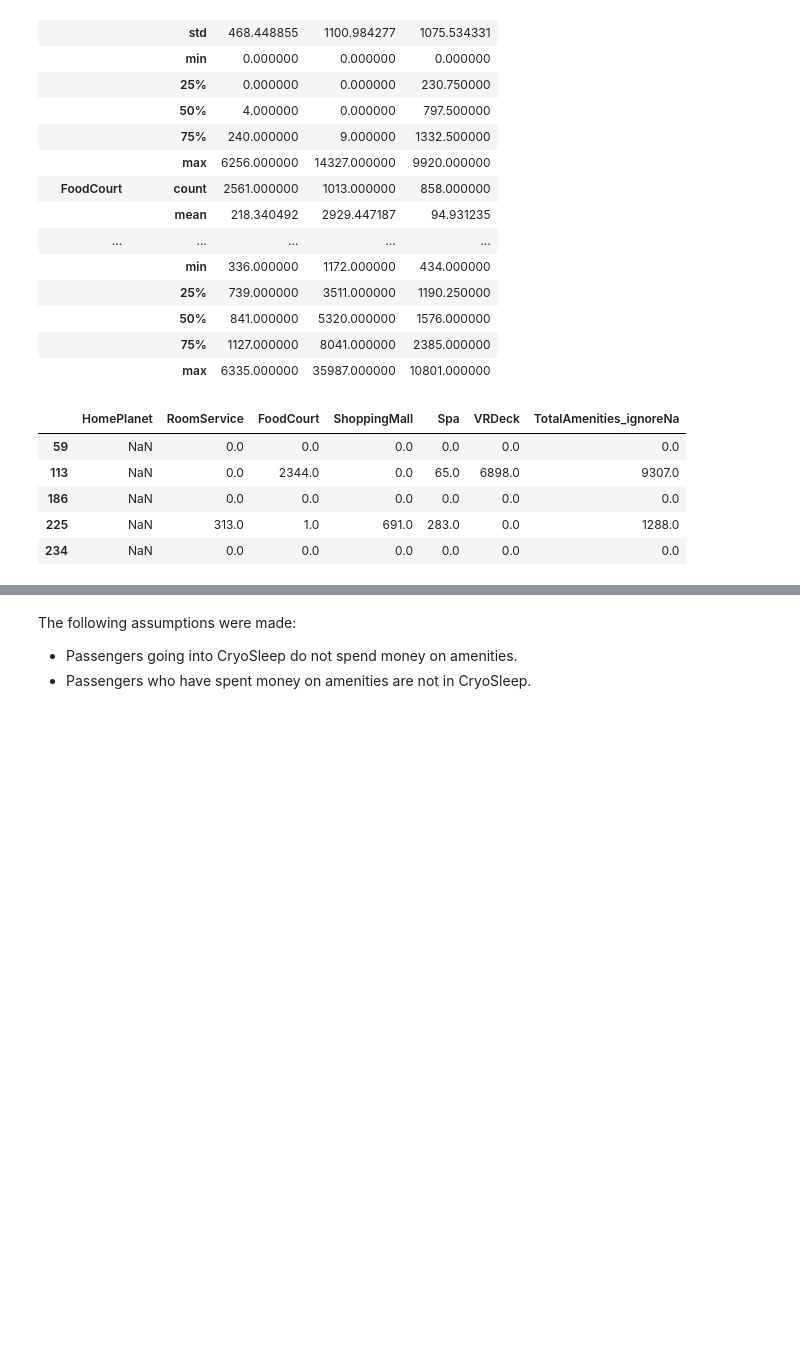
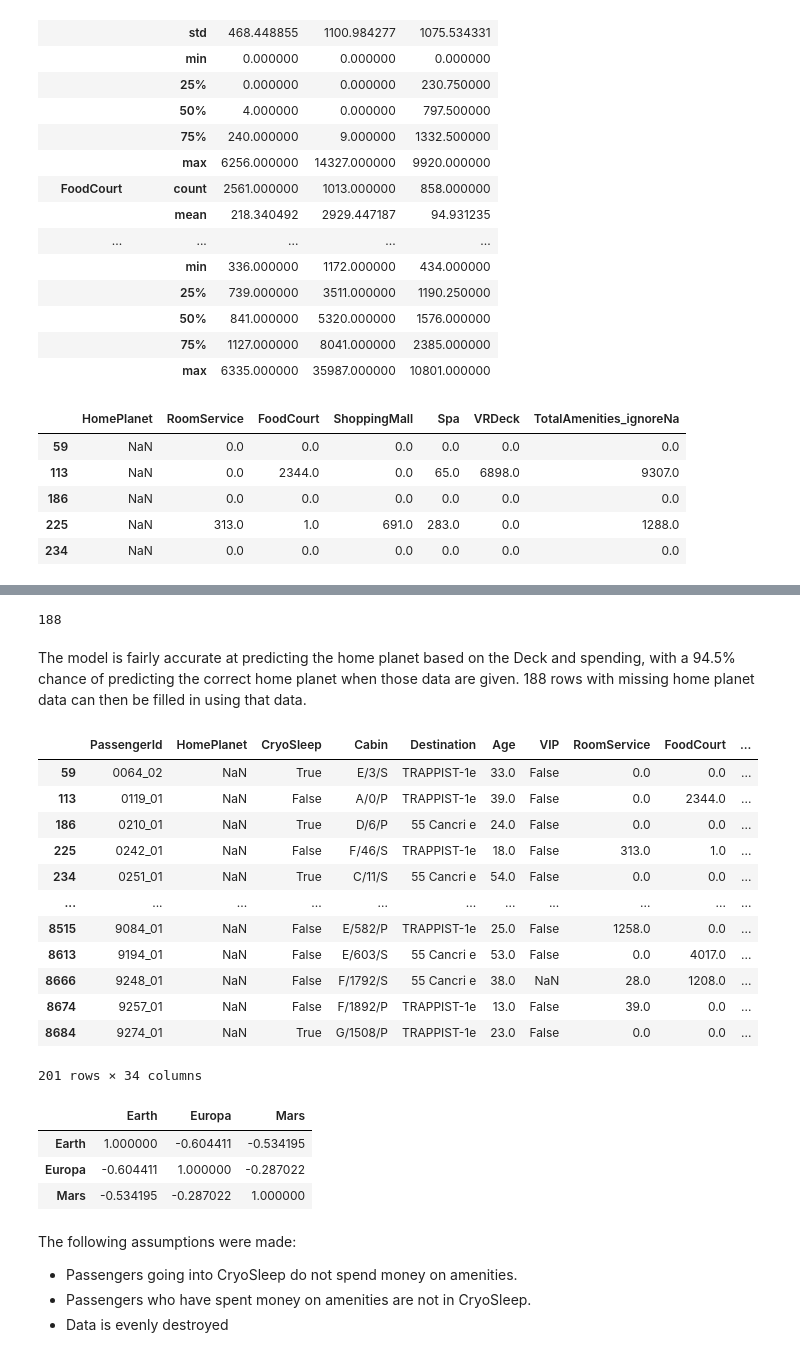
Before and after one commit to keiran0/kaggle-spaceship-titanic, a Jupyter notebook: notebook.ipynb, the cells around one changed output, grey strips where cells are left out. Saved outputs shown, nothing was run; the diff lists cells and outputs as text; code cells hidden in the pictures; blank space fills up the shorter version.

```diff
--- a/notebook.ipynb
+++ b/notebook.ipynb
@@ -231,0 +352,6 @@ df[df['HomePlanet'] =='Earth'][['HomePlanet','RoomService','FoodCourt','Shopping
+# %%
+len(home_predict)
+# %% [output]
+188
+# %% [markdown]
+The model is fairly accurate at predicting the home planet based on the Deck and spending, with a 94.5% chance of predicting the correct home planet when those data are given. 188 rows with missing home planet data can then be filled in using that data.
@@ -231,0 +360,23 @@ df[df['HomePlanet'] =='Earth'][['HomePlanet','RoomService','FoodCourt','Shopping
+# %%
+df[df['HomePlanet'].isnull()]
+# %% [output]
+|  | PassengerId | HomePlanet | CryoSleep | Cabin | Destination | Age | VIP | RoomService | FoodCourt | ... |
+| 59 | 0064_02 | NaN | True | E/3/S | TRAPPIST-1e | 33.0 | False | 0.0 | 0.0 | ... |
+| 113 | 0119_01 | NaN | False | A/0/P | TRAPPIST-1e | 39.0 | False | 0.0 | 2344.0 | ... |
+| 186 | 0210_01 | NaN | True | D/6/P | 55 Cancri e | 24.0 | False | 0.0 | 0.0 | ... |
+| 225 | 0242_01 | NaN | False | F/46/S | TRAPPIST-1e | 18.0 | False | 313.0 | 1.0 | ... |
+| 234 | 0251_01 | NaN | True | C/11/S | 55 Cancri e | 54.0 | False | 0.0 | 0.0 | ... |
+| ... | ... | ... | ... | ... | ... | ... | ... | ... | ... | ... |
+| 8515 | 9084_01 | NaN | False | E/582/P | TRAPPIST-1e | 25.0 | False | 1258.0 | 0.0 | ... |
+| 8613 | 9194_01 | NaN | False | E/603/S | 55 Cancri e | 53.0 | False | 0.0 | 4017.0 | ... |
+| 8666 | 9248_01 | NaN | False | F/1792/S | 55 Cancri e | 38.0 | NaN | 28.0 | 1208.0 | ... |
+| 8674 | 9257_01 | NaN | False | F/1892/P | TRAPPIST-1e | 13.0 | False | 39.0 | 0.0 | ... |
+| 8684 | 9274_01 | NaN | True | G/1508/P | TRAPPIST-1e | 23.0 | False | 0.0 | 0.0 | ... |
+201 rows × 34 columns
+# %%
+df[['GroupID', 'Earth', 'Europa', 'Mars']].corr()
+# %% [output]
+|  | Earth | Europa | Mars |
+| Earth | 1.000000 | -0.604411 | -0.534195 |
+| Europa | -0.604411 | 1.000000 | -0.287022 |
+| Mars | -0.534195 | -0.287022 | 1.000000 |
@@ -233,3 +402,4 @@ df[df['HomePlanet'] =='Earth'][['HomePlanet','RoomService','FoodCourt','Shopping
 The following assumptions were made:
 - Passengers going into CryoSleep do not spend money on amenities.
 - Passengers who have spent money on amenities are not in CryoSleep.
+- Data is evenly destroyed
```
Also changed, not shown: parts of 44 cells of this notebook, 3 other files.
